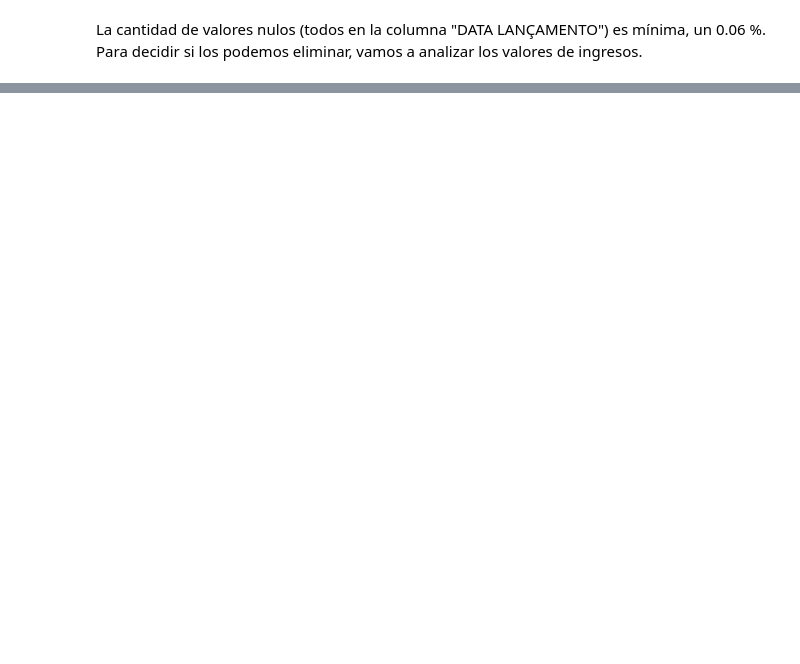
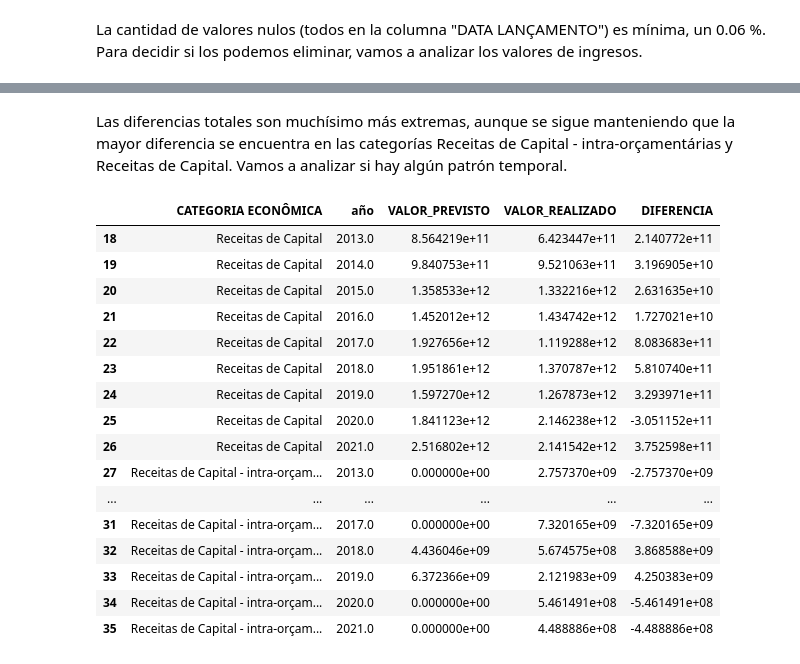
Before and after one commit to MartaM1206/Proyecto2-Insights-Brasil, a Jupyter notebook: Proyecto2.ipynb, the cells around one changed output, grey strips where cells are left out. Drawn from its saved outputs; the diff is of its cells as text; code cells hidden in the pictures; blank space fills up the shorter version.

```diff
--- a/Proyecto2.ipynb
+++ b/Proyecto2.ipynb
@@ -536,0 +804,26 @@ Se puede ver que los valores únicos de la columna 'CÓDIGO ÓRGÃO' no coincide
+# %% [markdown]
+Las diferencias totales son muchísimo más extremas, aunque se sigue manteniendo que la mayor diferencia se encuentra en las categorías Receitas de Capital - intra-orçamentárias y Receitas de Capital. Vamos a analizar si hay algún patrón temporal.
+# %%
+# agrupamos el df por categoría y año y agregamos por la suma de VALOR PREVISTO ATUALIZADO, VALOR REALIZADO y diferencia_ingresos
+valores_categoria = datos_brasil.groupby(["CATEGORIA ECONÔMICA", "año"]).agg(VALOR_PREVISTO =("VALOR PREVISTO ATUALIZADO", "sum"), VALOR_REALIZADO =("VALOR REALIZADO", "sum"), DIFERENCIA=("diferencia_ingresos", "sum")).reset_index()
+# filtramos para dejar las categorías con más diferencia
+valores_categoria_filtrado = valores_categoria[valores_categoria["CATEGORIA ECONÔMICA"].isin(["Receitas de Capital - intra-orçamentárias", "Receitas de Capital"])]
+valores_categoria_filtrado
+# %% [output]
+|  | CATEGORIA ECONÔMICA | año | VALOR_PREVISTO | VALOR_REALIZADO | DIFERENCIA |
+| 18 | Receitas de Capital | 2013.0 | 8.564219e+11 | 6.423447e+11 | 2.140772e+11 |
+| 19 | Receitas de Capital | 2014.0 | 9.840753e+11 | 9.521063e+11 | 3.196905e+10 |
+| 20 | Receitas de Capital | 2015.0 | 1.358533e+12 | 1.332216e+12 | 2.631635e+10 |
+| 21 | Receitas de Capital | 2016.0 | 1.452012e+12 | 1.434742e+12 | 1.727021e+10 |
+| 22 | Receitas de Capital | 2017.0 | 1.927656e+12 | 1.119288e+12 | 8.083683e+11 |
+| 23 | Receitas de Capital | 2018.0 | 1.951861e+12 | 1.370787e+12 | 5.810740e+11 |
+| 24 | Receitas de Capital | 2019.0 | 1.597270e+12 | 1.267873e+12 | 3.293971e+11 |
+| 25 | Receitas de Capital | 2020.0 | 1.841123e+12 | 2.146238e+12 | -3.051152e+11 |
+| 26 | Receitas de Capital | 2021.0 | 2.516802e+12 | 2.141542e+12 | 3.752598e+11 |
+| 27 | Receitas de Capital - intra-orçam... | 2013.0 | 0.000000e+00 | 2.757370e+09 | -2.757370e+09 |
+| ... | ... | ... | ... | ... | ... |
+| 31 | Receitas de Capital - intra-orçam... | 2017.0 | 0.000000e+00 | 7.320165e+09 | -7.320165e+09 |
+| 32 | Receitas de Capital - intra-orçam... | 2018.0 | 4.436046e+09 | 5.674575e+08 | 3.868588e+09 |
+| 33 | Receitas de Capital - intra-orçam... | 2019.0 | 6.372366e+09 | 2.121983e+09 | 4.250383e+09 |
+| 34 | Receitas de Capital - intra-orçam... | 2020.0 | 0.000000e+00 | 5.461491e+08 | -5.461491e+08 |
+| 35 | Receitas de Capital - intra-orçam... | 2021.0 | 0.000000e+00 | 4.488886e+08 | -4.488886e+08 |
```
Also changed, not shown: parts of 80 cells of this notebook, 13 other files.
